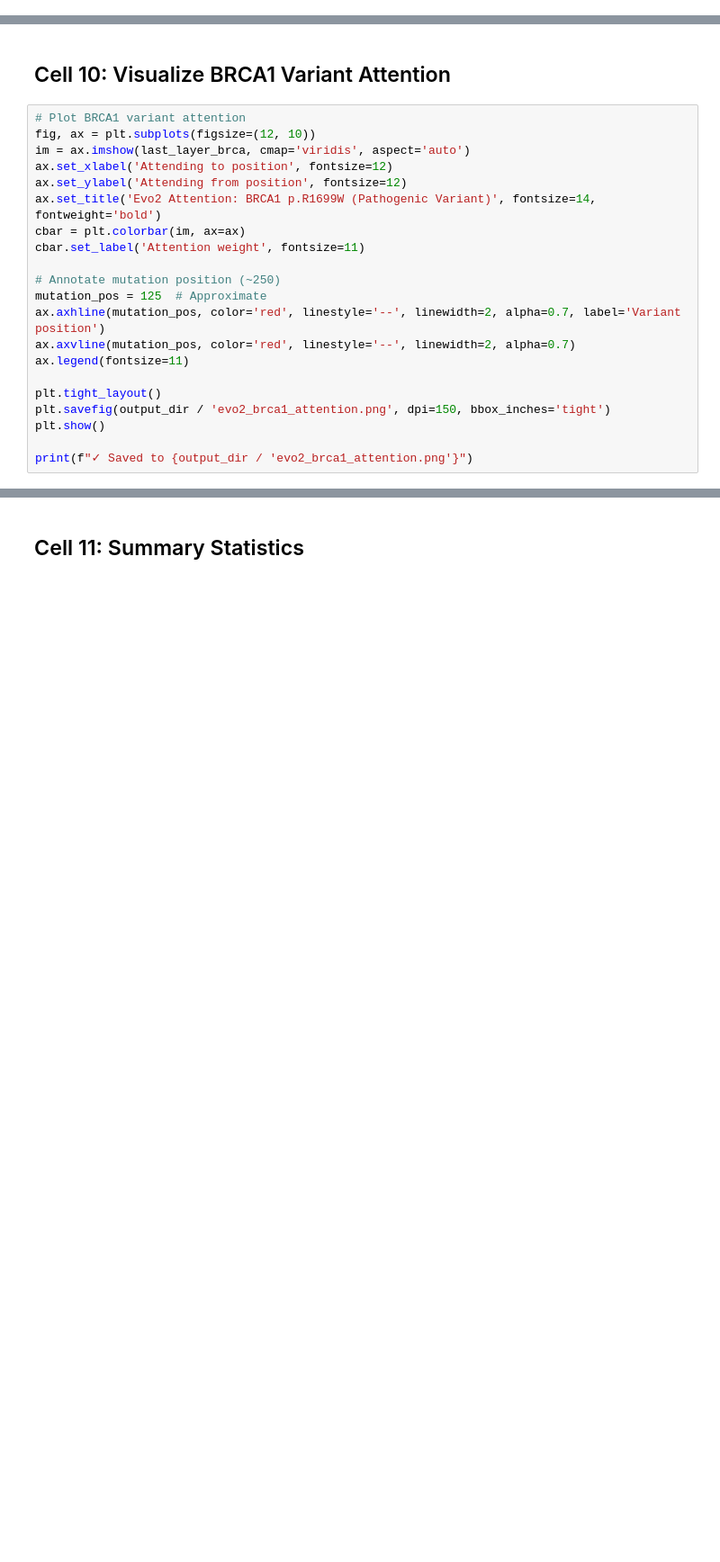
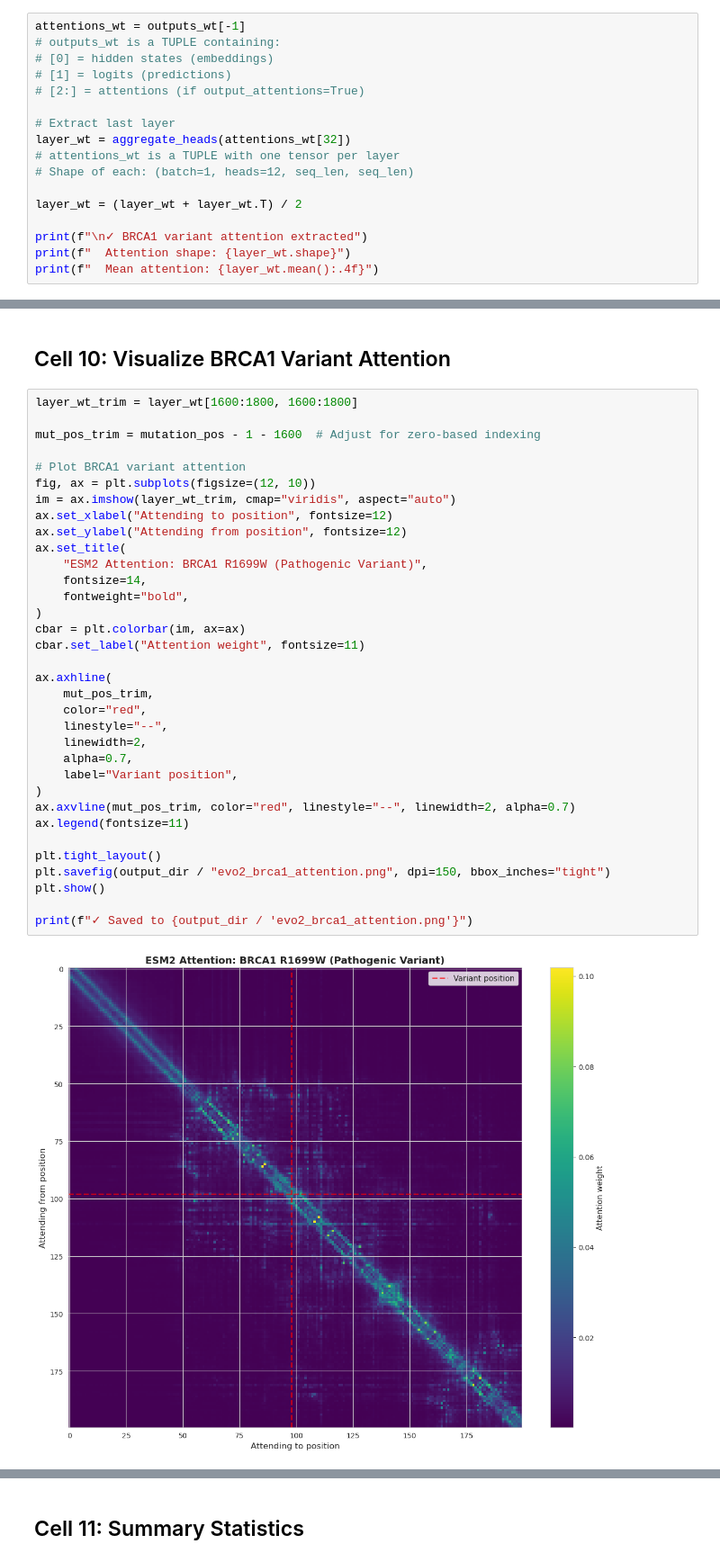
Before and after one commit to meehljd/pre-phd-genomics, a Jupyter notebook: 01_interpretability/00_evo2_attention_setup.ipynb, the cells around one changed output, grey strips where cells are left out. Shown at 90% size. Saved outputs shown, nothing was run; the diff lists cells and outputs as text; blank space fills up the shorter version.

```diff
--- a/01_interpretability/00_evo2_attention_setup.ipynb
+++ b/01_interpretability/00_evo2_attention_setup.ipynb
@@ -221,0 +296,17 @@ print(f"  Mean attention: {last_layer_brca.mean():.4f}")
+# %%
+attentions_wt = outputs_wt[-1]
+# outputs_wt is a TUPLE containing:
+# [0] = hidden states (embeddings)
+# [1] = logits (predictions)
+# [2:] = attentions (if output_attentions=True)
+
+# Extract last layer
+layer_wt = aggregate_heads(attentions_wt[32])
+# attentions_wt is a TUPLE with one tensor per layer
+# Shape of each: (batch=1, heads=12, seq_len, seq_len)
+
+layer_wt = (layer_wt + layer_wt.T) / 2
+
+print(f"\n✓ BRCA1 variant attention extracted")
+print(f"  Attention shape: {layer_wt.shape}")
+print(f"  Mean attention: {layer_wt.mean():.4f}")
@@ -222,23 +317,38 @@ print(f"  Mean attention: {last_layer_brca.mean():.4f}")
 # %% [markdown]
 ## Cell 10: Visualize BRCA1 Variant Attention
 # %%
+layer_wt_trim = layer_wt[1600:1800, 1600:1800]
+
+mut_pos_trim = mutation_pos - 1 - 1600  # Adjust for zero-based indexing
+
 # Plot BRCA1 variant attention
 fig, ax = plt.subplots(figsize=(12, 10))
-im = ax.imshow(last_layer_brca, cmap='viridis', aspect='auto')
-ax.set_xlabel('Attending to position', fontsize=12)
-ax.set_ylabel('Attending from position', fontsize=12)
-ax.set_title('Evo2 Attention: BRCA1 p.R1699W (Pathogenic Variant)', fontsize=14, fontweight='bold')
+im = ax.imshow(layer_wt_trim, cmap="viridis", aspect="auto")
+ax.set_xlabel("Attending to position", fontsize=12)
+ax.set_ylabel("Attending from position", fontsize=12)
+ax.set_title(
+    "ESM2 Attention: BRCA1 R1699W (Pathogenic Variant)",
+    fontsize=14,
+    fontweight="bold",
+)
 cbar = plt.colorbar(im, ax=ax)
-cbar.set_label('Attention weight', fontsize=11)
+cbar.set_label("Attention weight", fontsize=11)
 
-# Annotate mutation position (~250)
-mutation_pos = 125  # Approximate
-ax.axhline(mutation_pos, color='red', linestyle='--', linewidth=2, alpha=0.7, label='Variant position')
-ax.axvline(mutation_pos, color='red', linestyle='--', linewidth=2, alpha=0.7)
+ax.axhline(
+    mut_pos_trim,
+    color="red",
+    linestyle="--",
+    linewidth=2,
+    alpha=0.7,
+    label="Variant position",
+)
+ax.axvline(mut_pos_trim, color="red", linestyle="--", linewidth=2, alpha=0.7)
 ax.legend(fontsize=11)
 
 plt.tight_layout()
-plt.savefig(output_dir / 'evo2_brca1_attention.png', dpi=150, bbox_inches='tight')
+plt.savefig(output_dir / "evo2_brca1_attention.png", dpi=150, bbox_inches="tight")
 plt.show()
 
 print(f"✓ Saved to {output_dir / 'evo2_brca1_attention.png'}")
+# %% [output]
+[figure, added]
```
Also changed, not shown: parts of 15 cells of this notebook, 6 other files.
